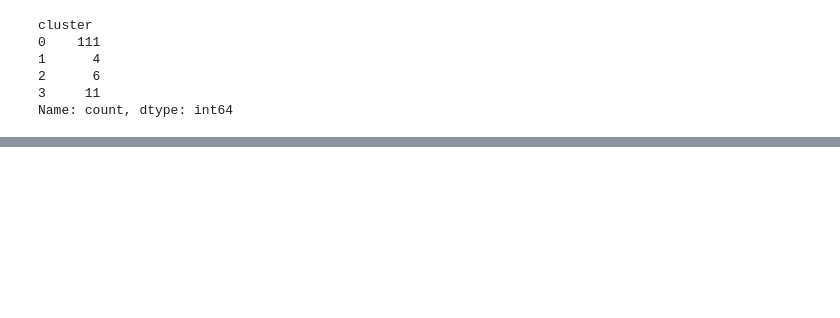
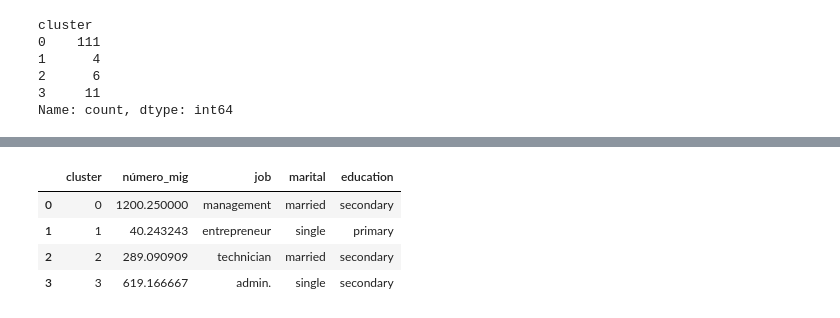
Before and after one commit to MarinaTorba/PersonalDataProrjects, a Jupyter notebook: Equip_9/Scripts/Analisis_Client_2505126.ipynb, the cells around one changed output, grey strips where cells are left out. Cells and saved outputs as stored; diff of their text form; code cells hidden in the pictures; blank space fills up the shorter version.

Commit message:
E9 - client. Centroides.

```diff
--- a/Equip_9/Scripts/Analisis_Client_2505126.ipynb
+++ b/Equip_9/Scripts/Analisis_Client_2505126.ipynb
@@ -340,0 +341,28 @@ Name: count, dtype: int64
+# %%
+# Obtenir tots els centroides (numèrics + categòrics en un sol array)
+centroides_tot = kproto.cluster_centroids_
+
+# Separar els valors: el primer és numèric ('número'), els altres són categòrics
+centroides_numerics = centroides_tot[:, [0]].astype(float)
+centroides_categorics = centroides_tot[:, 1:]
+
+# Crear DataFrame amb la informació dels centroides
+df_centroides = pd.DataFrame(
+    data = centroides_categorics,
+    columns = ['job', 'marital', 'education']
+)
+
+df_centroides['número_mig'] = centroides_numerics[:, 0]
+df_centroides['cluster'] = df_centroides.index
+
+# Reordenar columnes
+df_centroides = df_centroides[['cluster', 'número_mig', 'job', 'marital', 'education']]
+
+# Mostrar taula
+df_centroides
+# %% [output]
+|  | cluster | número_mig | job | marital | education |
+| 0 | 0 | 1200.250000 | management | married | secondary |
+| 1 | 1 | 40.243243 | entrepreneur | single | primary |
+| 2 | 2 | 289.090909 | technician | married | secondary |
+| 3 | 3 | 619.166667 | admin. | single | secondary |
```
Also changed, not shown: parts of 7 cells of this notebook.
